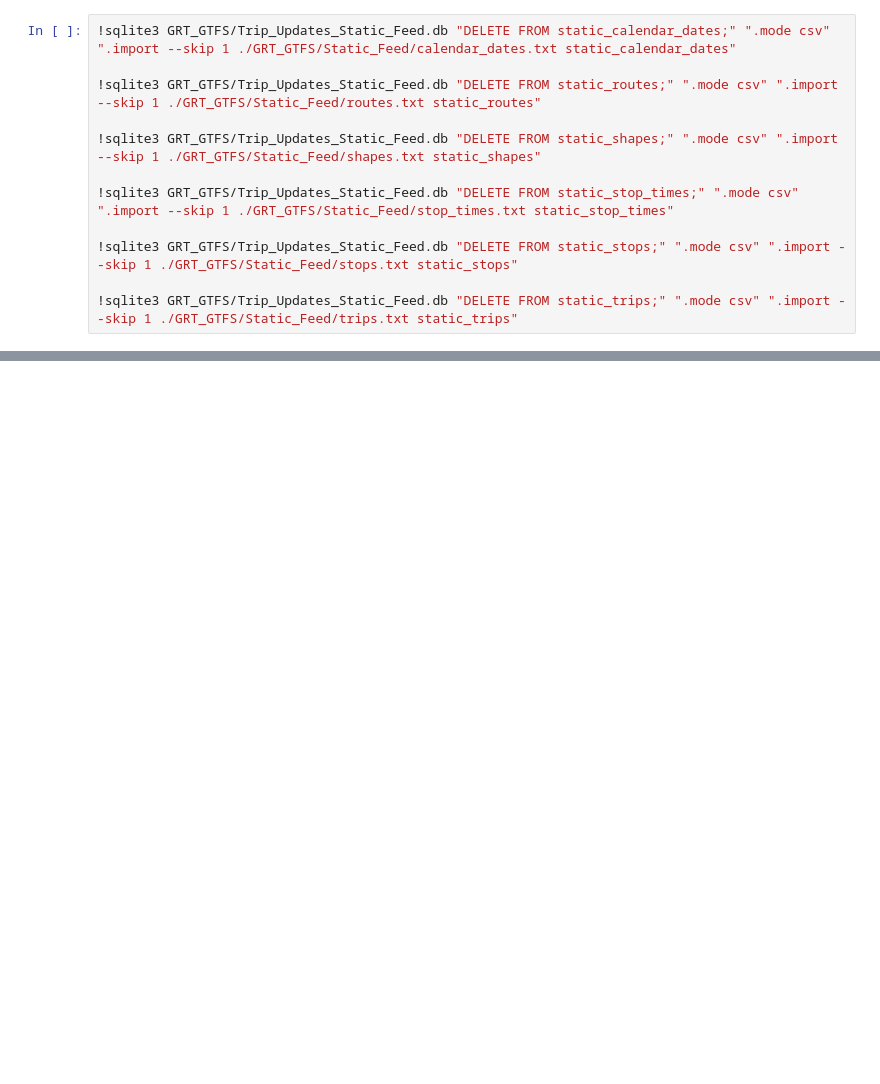
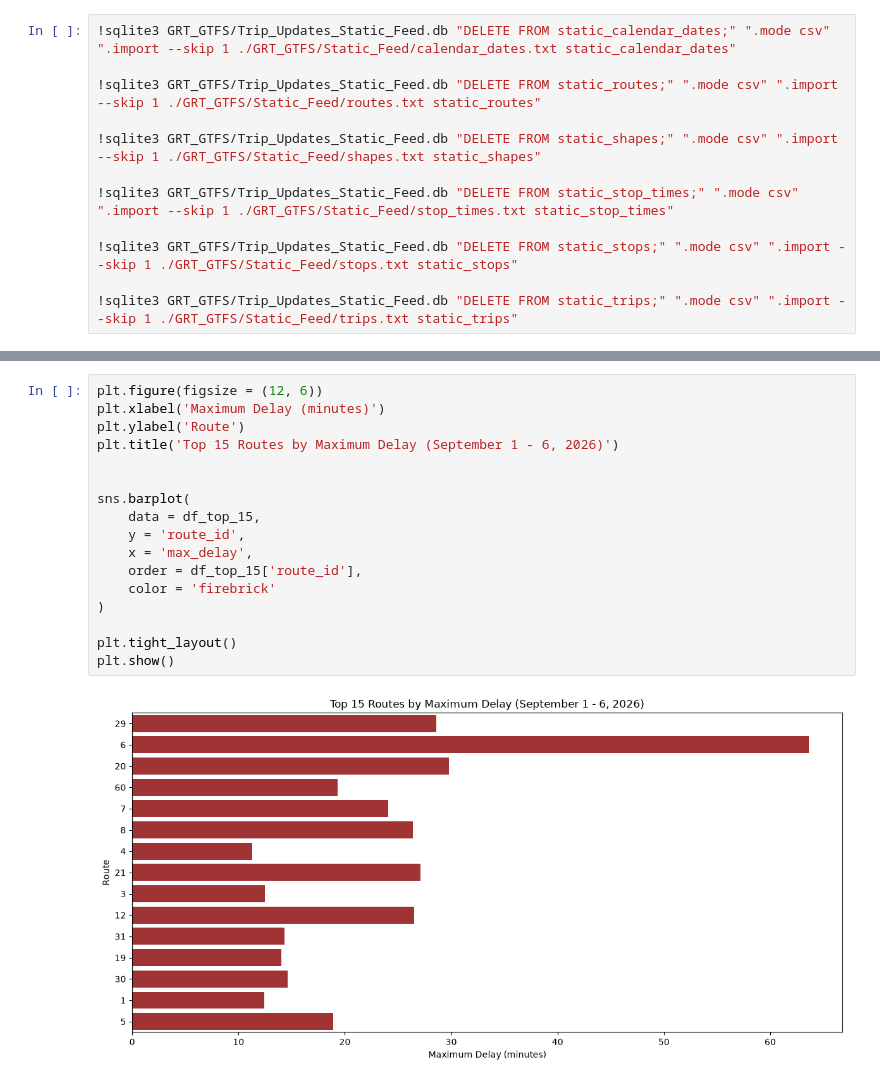
Before and after one commit to ahmoodyhemida/ProjectGRT, a Jupyter notebook: notebook.ipynb, the cells around one changed output, grey strips where cells are left out. Cells and saved outputs as stored; diff of their text form; blank space fills up the shorter version.

```diff
--- a/notebook.ipynb
+++ b/notebook.ipynb
@@ -239,0 +248,19 @@ LIMIT 1000;
+# %%
+plt.figure(figsize = (12, 6))
+plt.xlabel('Maximum Delay (minutes)')
+plt.ylabel('Route')
+plt.title('Top 15 Routes by Maximum Delay (September 1 - 6, 2026)')
+
+
+sns.barplot(
+    data = df_top_15,
+    y = 'route_id',
+    x = 'max_delay',
+    order = df_top_15['route_id'],
+    color = 'firebrick'
+)
+
+plt.tight_layout()
+plt.show()
+# %% [output]
+[figure, added]
```
Also changed, not shown: parts of 36 cells of this notebook, 1 other file.
